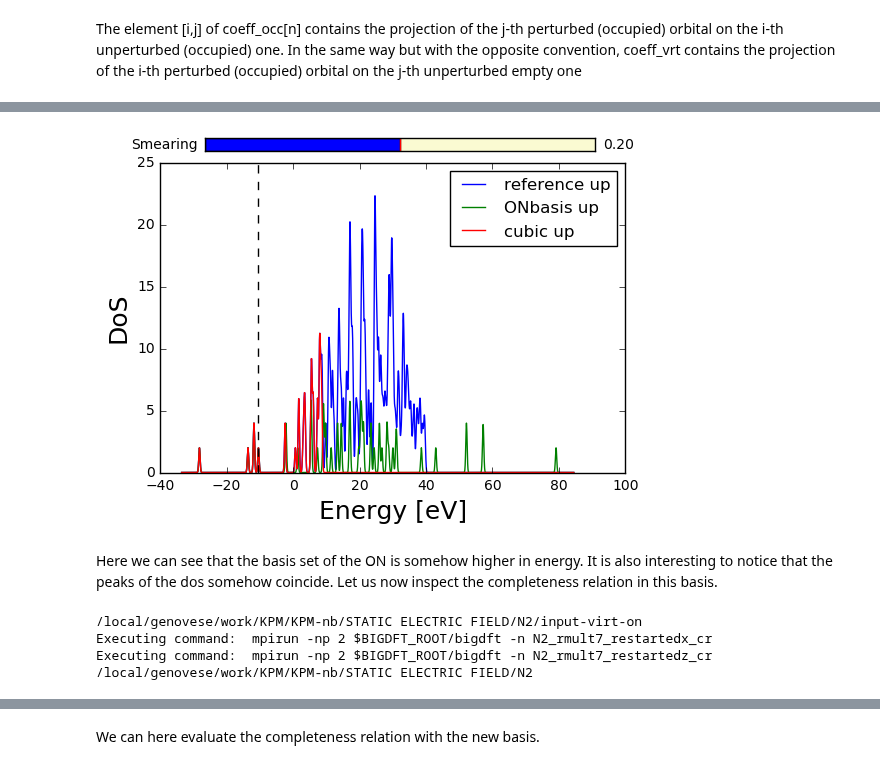
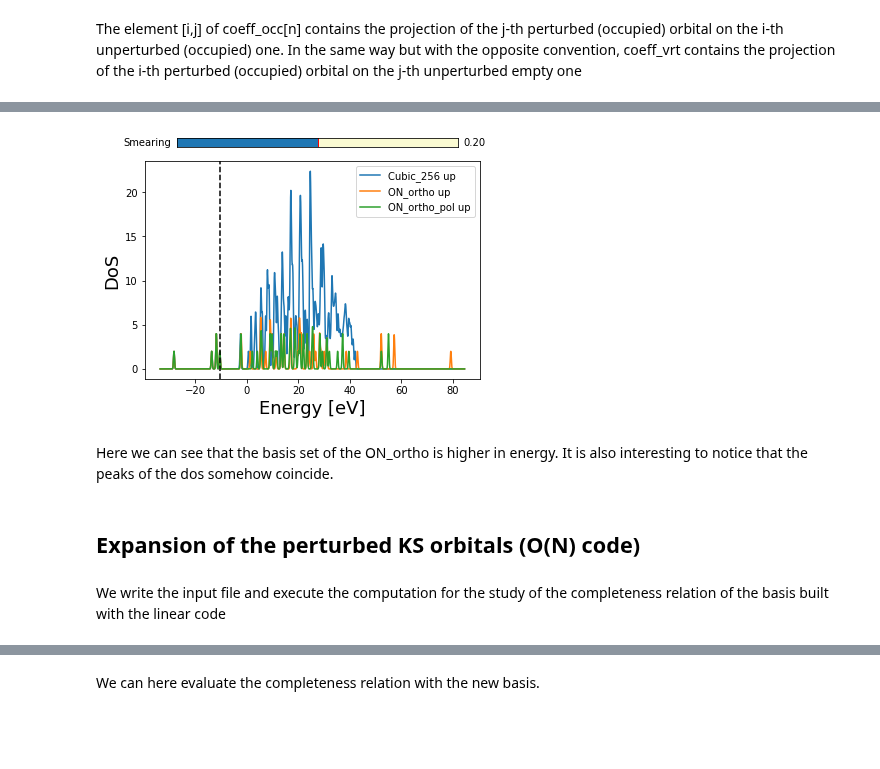
Before and after one commit to luigigenovese/KPM-nb, a Jupyter notebook: POLARIZABILITY/N2/Virtual_Orbitals_Completeness_Relation.ipynb, the cells around one changed output, grey strips where cells are left out. Cells and saved outputs as stored; diff of their text form; code cells hidden in the pictures; blank space fills up the shorter version.

Commit message:
update of the completeness relation for N2

```diff
--- a/POLARIZABILITY/N2/Virtual_Orbitals_Completeness_Relation.ipynb
+++ b/POLARIZABILITY/N2/Virtual_Orbitals_Completeness_Relation.ipynb
@@ -410,9 +299,12 @@ Executing command:  mpirun -np 2 $BIGDFT_ROOT/bigdft -n N2_rmult7_restarted
 Let us now inspect what is the modifications to the density of states that this orthogonalization implied
 # %%
-#%matplotlib auto
-on_orig=lf.Logfile('input-virt-on/log-N2_rmult7_on.yaml',label='ON original')
-on_ortho=lf.Logfile('input-virt-on/log-N2_rmult7_restarted.yaml')
-dos=on_orig.get_dos()
-dos.append_from_bandarray(on_ortho.evals,label='after restart')
+%matplotlib inline
+on=lf.Logfile('virtual-orbitals-on/log/log-Rmult7.0_on.yaml',label='ON ')
+on_ortho=lf.Logfile('virtual-orbitals-on/log/log-Rmult7.0_ortho.yaml')
+on_ortho_pol=lf.Logfile('virtual-orbitals-on/log/log-Rmult7.0_ortho_pol.yaml')
+
+dos=on.get_dos()
+dos.append_from_bandarray(on_ortho.evals,label='ON_ortho ')
+dos.append_from_bandarray(on_ortho_pol.evals,label='ON_ortho_pol ')
 dos.plot()
 # %% [output]
@@ -425,13 +314,11 @@ We can then compare the density of states of the
 # %%
-#%matplotlib auto
-cubic_256=lf.Logfile('input-virt/log-N2_rmult7_norb256.yaml',label='reference ')
-cubic_32=lf.Logfile('input-virt/log-N2_rmult7_norb32.yaml')
+%matplotlib inline
+cubic_256=lf.Logfile('virtual-orbitals/log/log-Rmult_7.0_numVirt_256.yaml',label='Cubic_256 ')
 dos=cubic_256.get_dos()
-dos.append_from_bandarray(on_ortho.evals,label='ONbasis ')
-dos.append_from_bandarray(cubic_32.evals,label='cubic ')
+dos.append_from_bandarray(on_ortho.evals,label='ON_ortho ')
+dos.append_from_bandarray(on_ortho_pol.evals,label='ON_ortho_pol ')
 dos.plot()
 # %% [output]
-[figure, old version]
+[figure, new version]
 # %% [markdown]
-Here we can see that the basis set of the ON is somehow higher in energy. It is also interesting to notice that the peaks of the dos somehow coincide.
-Let us now inspect the completeness relation in this basis.
+Here we can see that the basis set of the ON_ortho is higher in energy. It is also interesting to notice that the peaks of the dos somehow coincide.
@@ -451,11 +325,4 @@ Yaml.dump(inpEz,inputpath + inpnamez + '.yaml')
-# %%
-from BigDFT import Calculators as C
-%cd $inputpath
-code.run(name=inpnamex)
-code.run(name=inpnamez)
-%cd ../
-# %% [output]
-/local/genovese/work/KPM/KPM-nb/STATIC ELECTRIC FIELD/N2/input-virt-on
-Executing command:  mpirun -np 2 $BIGDFT_ROOT/bigdft -n N2_rmult7_restartedx_cr
-Executing command:  mpirun -np 2 $BIGDFT_ROOT/bigdft -n N2_rmult7_restartedz_cr
-/local/genovese/work/KPM/KPM-nb/STATIC ELECTRIC FIELD/N2
+# %% [markdown]
+## Expansion of the perturbed KS orbitals (O(N) code)
+# %% [markdown]
+We write the input file and execute the computation for the study of the completeness relation of the basis built with the linear code
```
Also changed, not shown: parts of 122 cells of this notebook, 48 other files.
